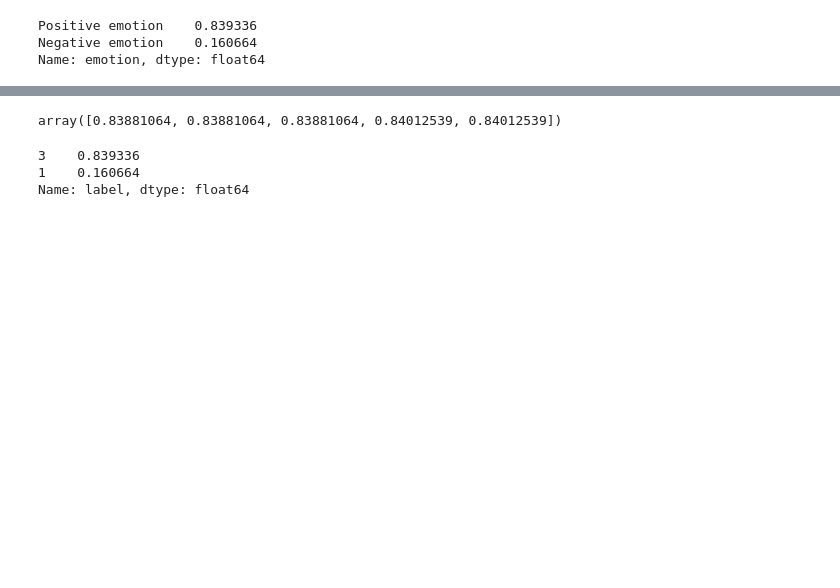
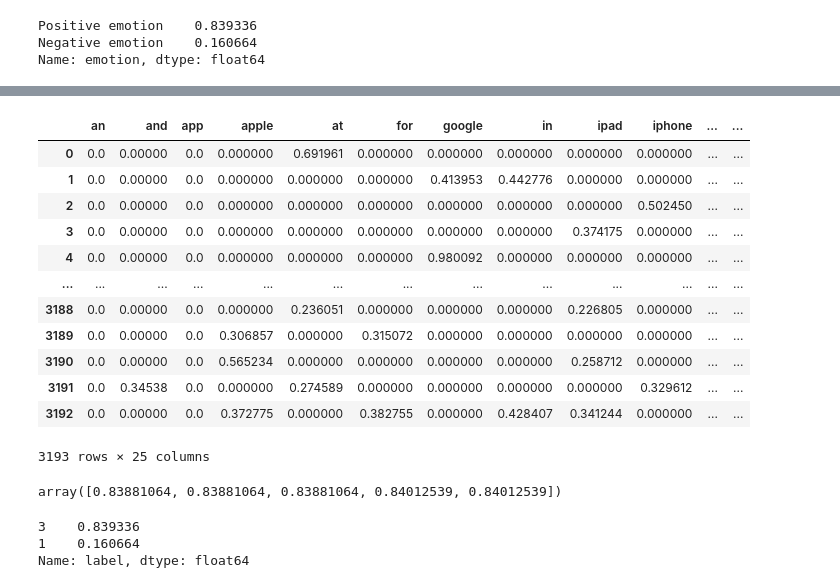
Before and after one commit to nate-walter/Twitter-NLP-Project, a Jupyter notebook: Phase-4-EDA_bretts_edits.ipynb, the cells around one changed output, grey strips where cells are left out. Saved outputs shown, nothing was run; the diff lists cells and outputs as text; code cells hidden in the pictures; blank space fills up the shorter version.

```diff
--- a/Phase-4-EDA_bretts_edits.ipynb
+++ b/Phase-4-EDA_bretts_edits.ipynb
@@ -353,4 +367,22 @@ pd.DataFrame.sparse.from_spmatrix(X_train_vectorized, columns=tfidf.get_feature_
 3193 rows × 20 columns
+# %%
+tfidf = TfidfVectorizer(max_features=25)
+X_train_vectorized = tfidf.fit_transform(X_train['tweet_text'])
+pd.DataFrame.sparse.from_spmatrix(X_train_vectorized, columns=tfidf.get_feature_names())
+# %% [output]
+|  | an | and | app | apple | at | for | google | in | ipad | iphone | ... | ... |
+| 0 | 0.0 | 0.00000 | 0.0 | 0.000000 | 0.691961 | 0.000000 | 0.000000 | 0.000000 | 0.000000 | 0.000000 | ... | ... |
+| 1 | 0.0 | 0.00000 | 0.0 | 0.000000 | 0.000000 | 0.000000 | 0.413953 | 0.442776 | 0.000000 | 0.000000 | ... | ... |
+| 2 | 0.0 | 0.00000 | 0.0 | 0.000000 | 0.000000 | 0.000000 | 0.000000 | 0.000000 | 0.000000 | 0.502450 | ... | ... |
+| 3 | 0.0 | 0.00000 | 0.0 | 0.000000 | 0.000000 | 0.000000 | 0.000000 | 0.000000 | 0.374175 | 0.000000 | ... | ... |
+| 4 | 0.0 | 0.00000 | 0.0 | 0.000000 | 0.000000 | 0.000000 | 0.980092 | 0.000000 | 0.000000 | 0.000000 | ... | ... |
+| ... | ... | ... | ... | ... | ... | ... | ... | ... | ... | ... | ... | ... |
+| 3188 | 0.0 | 0.00000 | 0.0 | 0.000000 | 0.236051 | 0.000000 | 0.000000 | 0.000000 | 0.226805 | 0.000000 | ... | ... |
+| 3189 | 0.0 | 0.00000 | 0.0 | 0.306857 | 0.000000 | 0.315072 | 0.000000 | 0.000000 | 0.000000 | 0.000000 | ... | ... |
+| 3190 | 0.0 | 0.00000 | 0.0 | 0.565234 | 0.000000 | 0.000000 | 0.000000 | 0.000000 | 0.258712 | 0.000000 | ... | ... |
+| 3191 | 0.0 | 0.34538 | 0.0 | 0.000000 | 0.274589 | 0.000000 | 0.000000 | 0.000000 | 0.000000 | 0.329612 | ... | ... |
+| 3192 | 0.0 | 0.00000 | 0.0 | 0.372775 | 0.000000 | 0.382755 | 0.000000 | 0.428407 | 0.341244 | 0.000000 | ... | ... |
+3193 rows × 25 columns
 # %%
 from sklearn.naive_bayes import MultinomialNB
 from sklearn.model_selection import cross_val_score
```
Also changed, not shown: parts of 29 cells of this notebook.
